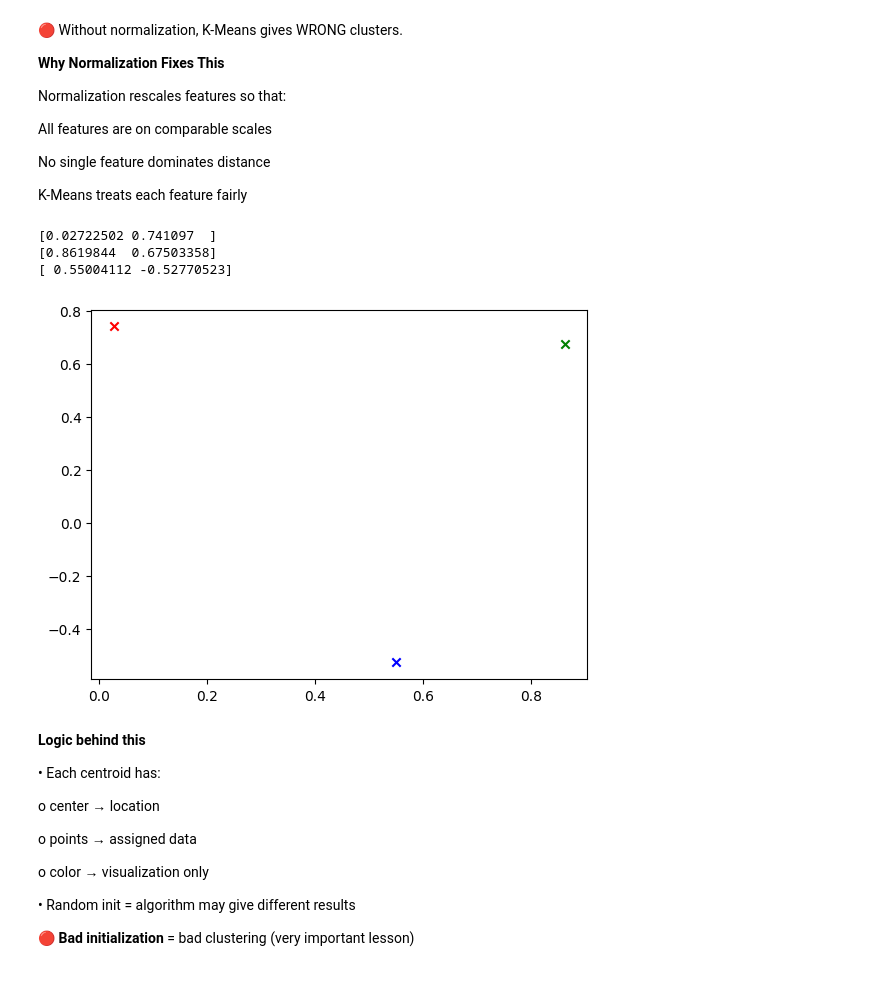
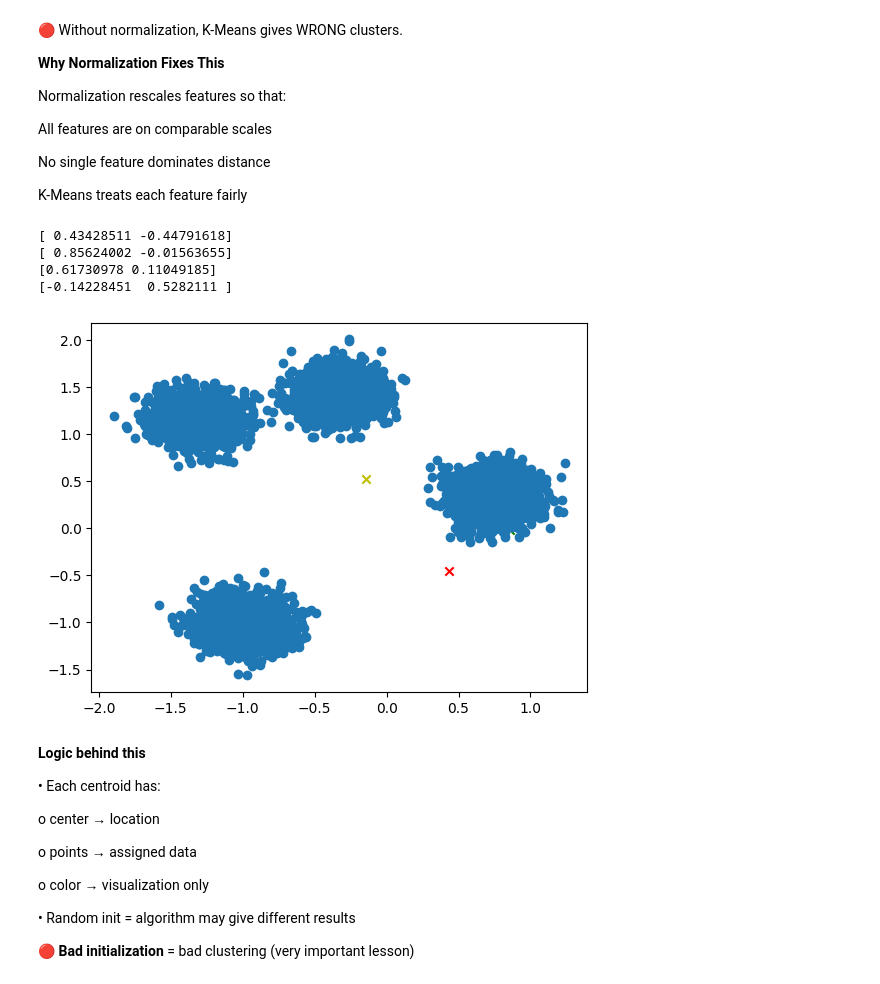
Before and after one commit to pushpjeetcholkar/machinelearning, a Jupyter notebook: KMeans_by_Pushpjeet_Cholkar.ipynb, the cells around one changed output. Cells and saved outputs as stored; diff of their text form; code cells hidden in the pictures.

```diff
--- a/KMeans_by_Pushpjeet_Cholkar.ipynb
+++ b/KMeans_by_Pushpjeet_Cholkar.ipynb
@@ -16,6 +16,6 @@ Why?
 •	make_blobs → generate dummy clustered data
 # %%
 # Step 1 Generated Unlabled Data (Unsupervised!)
-X,y = make_blobs(n_samples=5000, centers=3, n_features=2, random_state=42)
+X,y = make_blobs(n_samples=6000, centers=4, n_features=2, random_state=42)
 print(X)
 # %% [output]
@@ -72,25 +72,29 @@ No single feature dominates distance
 K-Means treats each feature fairly
 # %%
 # Step 4: Choose K (number of clusters)
-k=3
-colors =['r','g','b']
+k=4
+colors =['r','g','b','y','m']
 # %%
 # Step 5: Initialize Centroids (Randomly)
 centroids={}
 for i in range(k):
   center = 2*np.random.rand(2)-1   # for range[-1,1]
   centroids[i] = {
       'center':center,
       'points':[],
       "color":colors[i]
   }
   print(center)
   plt.scatter(center[0],center[1],color=colors[i],marker='x')
+
+plt.scatter(X[:,0],X[:,1])
+plt.show()
 # %% [output]
-[0.02722502 0.741097  ]
-[0.8619844  0.67503358]
-[ 0.55004112 -0.52770523]
+[ 0.43428511 -0.44791618]
+[ 0.85624002 -0.01563655]
+[0.61730978 0.11049185]
+[-0.14228451  0.5282111 ]
-[figure, old version]
+[figure, new version]
 # %% [markdown]
 **Logic behind this**
 
```
Also changed, not shown: parts of 5 cells of this notebook.
